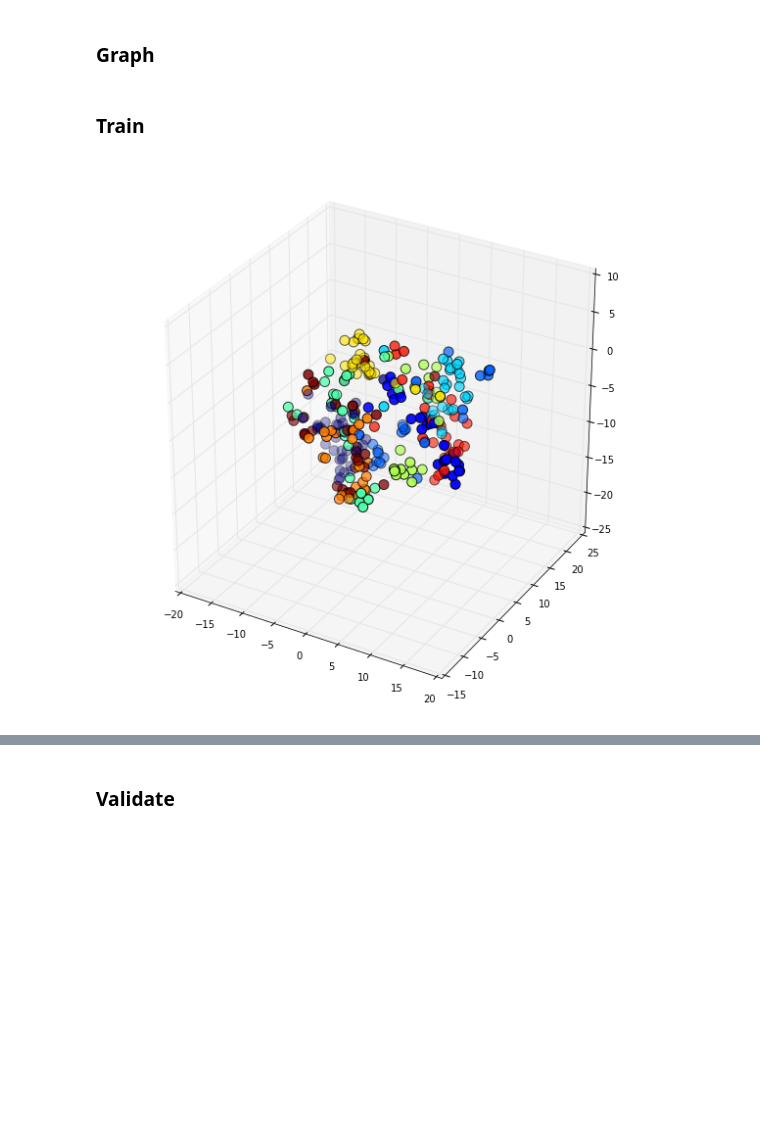
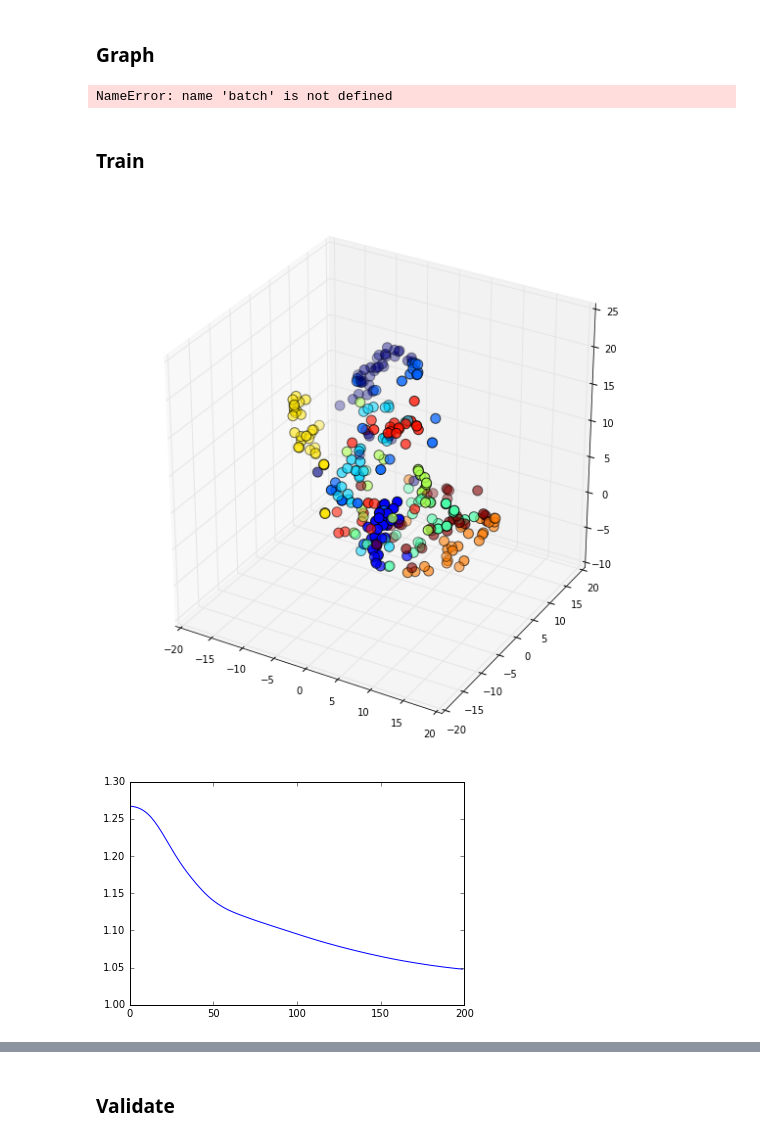
Before and after one commit to RomanKoshelev/deepcoins, a Jupyter notebook: tsne_tensorflow.ipynb, the cells around one changed output, grey strips where cells are left out. Drawn from its saved outputs; the diff is of its cells as text; code cells hidden in the pictures; blank space fills up the shorter version.

```diff
--- a/tsne_tensorflow.ipynb
+++ b/tsne_tensorflow.ipynb
@@ -92,12 +113,12 @@ def get_perp(entropy):
 def get_shape(tensor):
     return tensor.get_shape().as_list()
 
-def t_sne(y):
+def t_sne_loss(y, ndata):
     '''
     Arg :
         y - 2D tensor [ndata, nmap]
     '''
-    batch, nmap = get_shape(y)
+    nmap = get_shape(y)[1]
     y_tr = tf.transpose(y)
     y_mapped = []
     for i in range(nmap):
@@ -253,13 +237,15 @@ learning_rate = 3e-4
 
 image_pl = tf.placeholder(dtype = tf.float32, shape = [batch_size, image_size], name = 'image_pl')
 embed_op = ConvNet(inputs=image_pl, inp_shape=image_shape, out_dim=3)
-cost = t_sne(embed_op)*10000
+cost = t_sne_loss(embed_op, batch_size)*10000
 train_op = tf.train.AdamOptimizer(learning_rate).minimize(cost)
+# %% [output]
+NameError: name 'batch' is not defined
 # %% [markdown]
 ### Train
 # %%
 %%time
-train_steps = 2000
+train_steps = 1000
 log_every = 10
 
 cost_tract = []
@@ -270,34 +256,35 @@ def plot_train_batch(images, labels, title=None):
     PlotEmbeddedDataset3d(
         images,
         labels,
         sess,
         embed_op,
         500,
         title)
 
 try:
     for step in range(train_steps):
         b_images = train_images[:batch_size]
         b_labels = train_labels[:batch_size]
 
         _, c = sess.run([train_op, cost], feed_dict={
             image_pl : b_images
         })
         cost_tract.append(c)
 
         if step%log_every == log_every - 1:
             clear_output(True)
-            progress = "Step: %d/%d, Cost: %.2e" % (step+1, train_steps, c)
+            progress = "Step: %d/%d [%.0f%%], Cost: %.2e" % (step+1, train_steps, 100*(step+1)/train_steps, c)
             plot_train_batch(b_images, b_labels, progress)
             plt.show()
 except KeyboardInterrupt:
     pass
 
 clear_output(True)
 plot_train_batch(b_images, b_labels)
 plt.show()
-#plt.plot(cost_tract)
-#plt.show()
+plt.plot(cost_tract)
+plt.show()
 print(progress)
 # %% [output]
-[figure, old version]
+[figure, new version]
+[figure, added]
```
Also changed, not shown: parts of 8 cells of this notebook.
